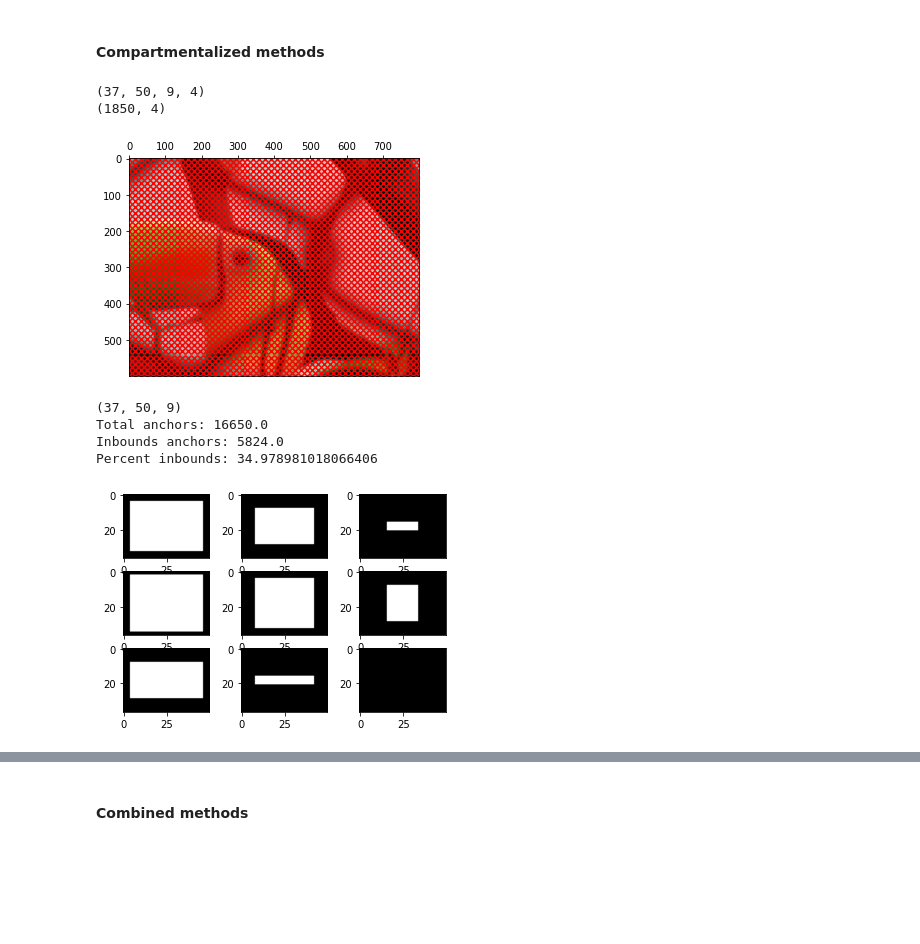
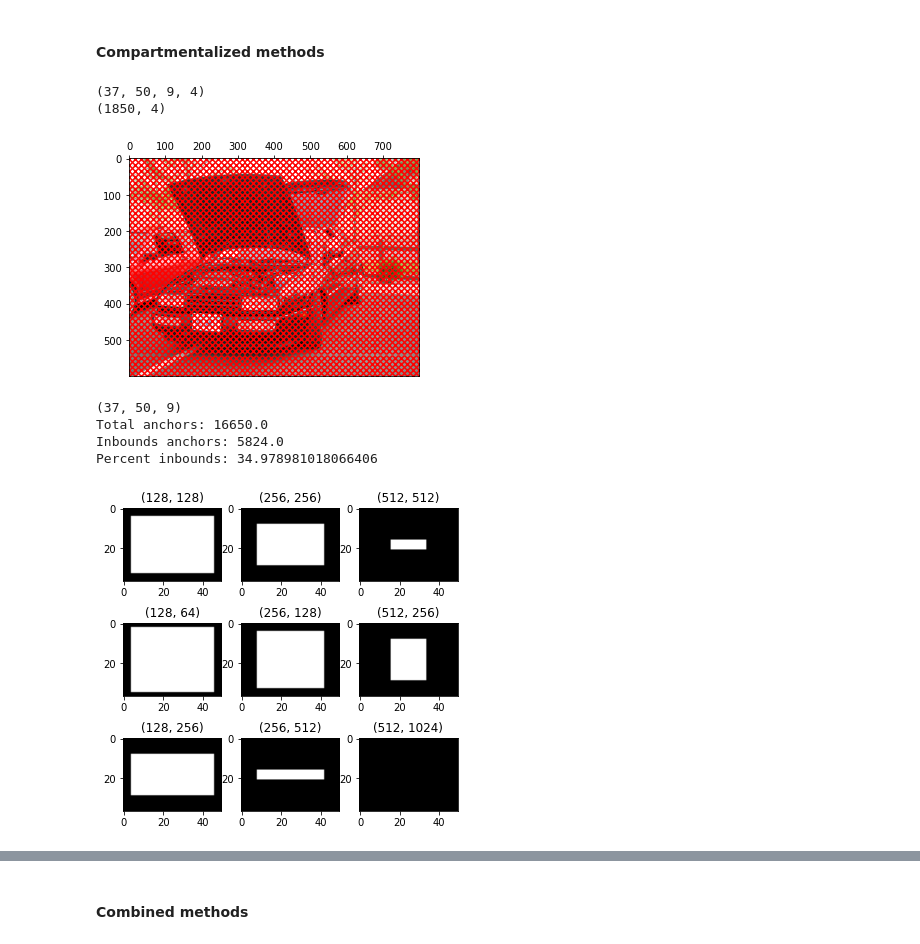
Before and after one commit to stanfidb/models, a Jupyter notebook: FasterRCNN.ipynb, the cells around one changed output, grey strips where cells are left out. Cells and saved outputs as stored; diff of their text form; code cells hidden in the pictures; blank space fills up the shorter version.

Commit message:
Working on displaying anchor flags for debugging.

```diff
--- a/FasterRCNN.ipynb
+++ b/FasterRCNN.ipynb
@@ -235,7 +235,7 @@ valid_ds = valid_ds.map(preprocess_data, num_parallel_calls=tf.data.AUTOTUNE).ca
 # %%
 def plot_rcnn_bboxes(image, bboxes, labels, ax=None,
                      plot_image=True, plot_centers=False, plot_boxes=True, box_color='r',
-                     pred_bboxes=None, pred_labels=None):
+                     pred_bboxes=None, pred_labels=None, IoUs=None):
     """ Plot RCNN bounding boxes over image.
             - Expects the RCNN bounding boxes to be in
               normalized format b/w [0,1] using (W,H) for x,y
@@ -244,7 +244,7 @@ def plot_rcnn_bboxes(image, bboxes, labels, ax=None,
             - image: (img_H, img_W, img_C) tf.float32 (0,1)
             - bboxes: (# bboxes, 4) RCNN format
             - labels: (# bboxes, 20) VOC classes
-            - IoUs: (# bboxes,) IoUs by any standard
+            - IoUs: (feat_H, feat_W, 1) IoUs by any standard
             - plot_centers: plot center of bboxes
             - pred_bboxes/pred_labels: same as above
             - pred_conf: confidence of predictions
@@ -255,6 +255,9 @@ def plot_rcnn_bboxes(image, bboxes, labels, ax=None,
     if image is not None:
         if plot_image:
             ax.imshow(image)
+            if IoUs is not None:
+                IoUs = tf.image.resize(IoUs, size=image.shape[:2])
+                ax.imshow(IoUs[..., 0], cmap='jet', alpha=0.5)
         ax.xaxis.tick_top()
         img_H, img_W, _ = image.shape
 
@@ -342,7 +345,7 @@ print(test_output.shape)
 # TESTING:
 #   - test the pretrained network
 pretrained = get_pretrained_network('VGG')
-for sample in train_ds.take(3):
+for sample in train_ds.take(2):
     image = sample['image']
     bboxes = sample['bboxes']
     labels = sample['labels']
@@ -540,14 +539,14 @@ def create_rcnn_anchors(img_H, img_W, feat_H, feat_W,
     anchor_W_H = tf.broadcast_to(anchor_W_H, shape=[feat_H, feat_W, k, 2])
     anchor_rcnn_bboxes = tf.concat([anchor_centers, anchor_W_H], axis=-1)
 
-    return anchor_rcnn_bboxes
+    return anchor_rcnn_bboxes, anchor_W_H[0, 0, :, :]
 # %%
 # TESTING:
 #   - test creation of rcnn anchors
 img_H, img_W, _ = image.shape
 _, feat_H, feat_W, _ = features.shape
-rcnn_anchors = create_rcnn_anchors(img_H, img_W, feat_H, feat_W,
-                                   scales=[128., 256., 512.], aspects=[1., .5, 2.])
+rcnn_anchors, _ = create_rcnn_anchors(img_H, img_W, feat_H, feat_W,
+                                      scales=[128., 256., 512.], aspects=[1., .5, 2.])
 print(rcnn_anchors.shape)
 rcnn_anchors = rcnn_anchors[:, :, 0, :]
 rcnn_anchors = tf.reshape(rcnn_anchors, [-1,4])
@@ -556,7 +555,7 @@ plot_rcnn_bboxes(image, rcnn_anchors, None, plot_centers=True, plot_boxes=False)
 # %% [output]
 (37, 50, 9, 4)
 (1850, 4)
-[figure, old version]
+[figure, new version]
 # %%
 def generate_crossbound_mask(anchor_voc_bboxes):
     """ Generate cross-boundary anchor mask for network
@@ -577,27 +576,28 @@ def generate_crossbound_mask(anchor_voc_bboxes):
 # %%
 # TESTING:
 #   - observe crossbound mask flags
 img_H, img_W, _ = image.shape
 _, feat_H, feat_W, _ = features.shape
-rcnn_anchors = create_rcnn_anchors(img_H, img_W, feat_H, feat_W,
-                                   scales=[128., 256., 512.], aspects=[1., .5, 2.])
+rcnn_anchors, anchor_W_H = create_rcnn_anchors(img_H, img_W, feat_H, feat_W,
+                                               scales=[128., 256., 512.], aspects=[1., .5, 2.])
 voc_anchors = rcnn_to_voc_bbox(rcnn_anchors)
 mask = generate_crossbound_mask(voc_anchors)
 print(mask.shape)
-fig, axs = plt.subplots(3,3); axs = axs.flatten()
+fig, axs = plt.subplots(3,3,figsize=(6,6)); axs = axs.flatten()
 for i,ax in enumerate(axs):
     ax.imshow(mask[..., i], cmap='gray')
+    ax.set_title(f"({tf.cast(anchor_W_H[i, 0] * img_W, tf.int32)}, {tf.cast(anchor_W_H[i, 1] * img_H, tf.int32)})")
 inbounds_cnt = tf.reduce_sum(tf.cast(mask, tf.float32))
 total_cnt = tf.cast(tf.reduce_prod(tf.shape(mask)), tf.float32)
 print(f"Total anchors: {total_cnt}")
 print(f"Inbounds anchors: {inbounds_cnt}")
 print(f"Percent inbounds: {inbounds_cnt/total_cnt*100.}")
 # %% [output]
 (37, 50, 9)
 Total anchors: 16650.0
 Inbounds anchors: 5824.0
 Percent inbounds: 34.978981018066406
-[figure, old version]
+[figure, new version]
 # %%
 def generate_voc_anchor_labels(anchor_voc_bboxes, gtruth_voc_bboxes, crossbound_mask=None):
     """ Generate the labels for the VOC format anchor bounding boxes.
```
Also changed, not shown: parts of 6 cells of this notebook.
